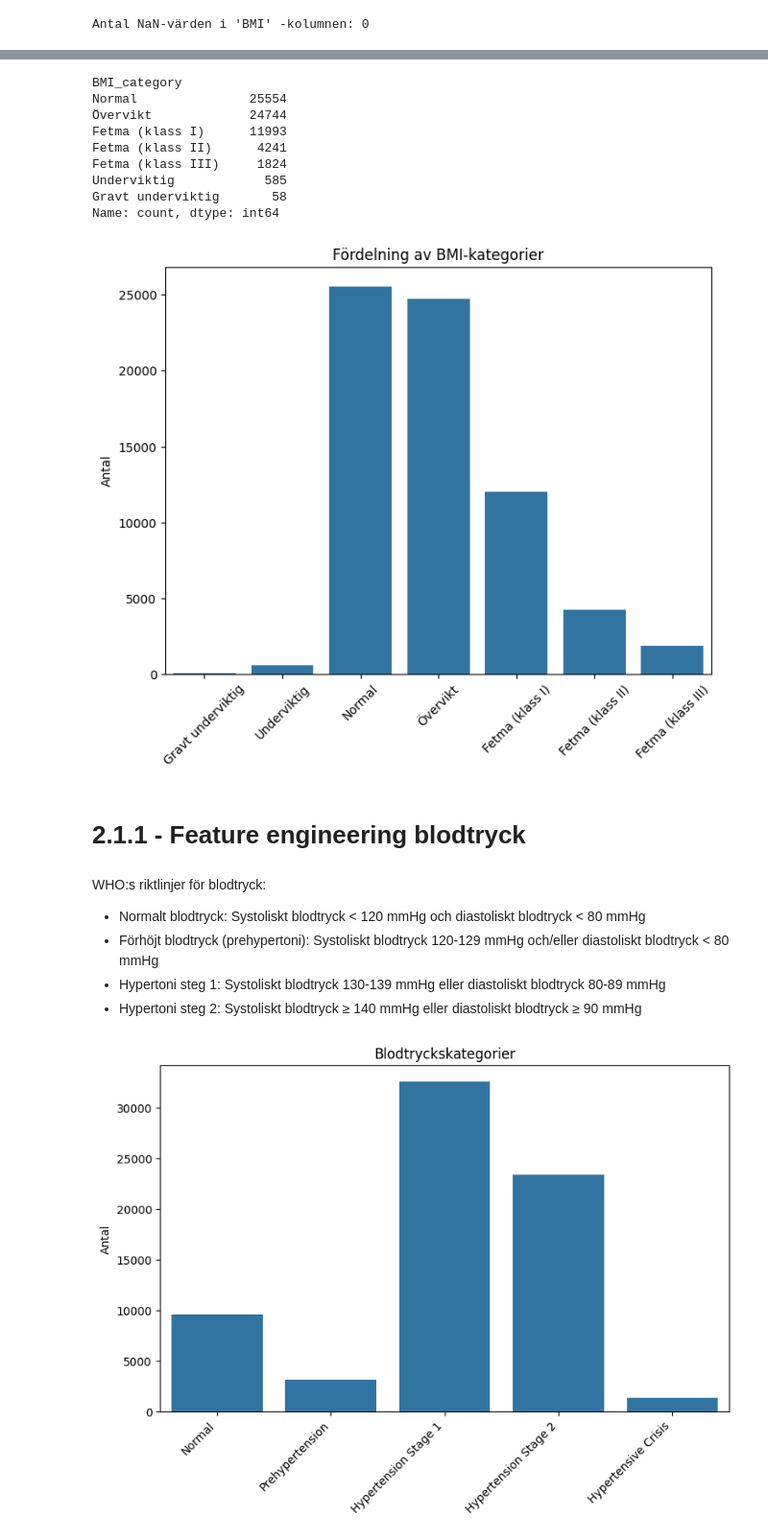
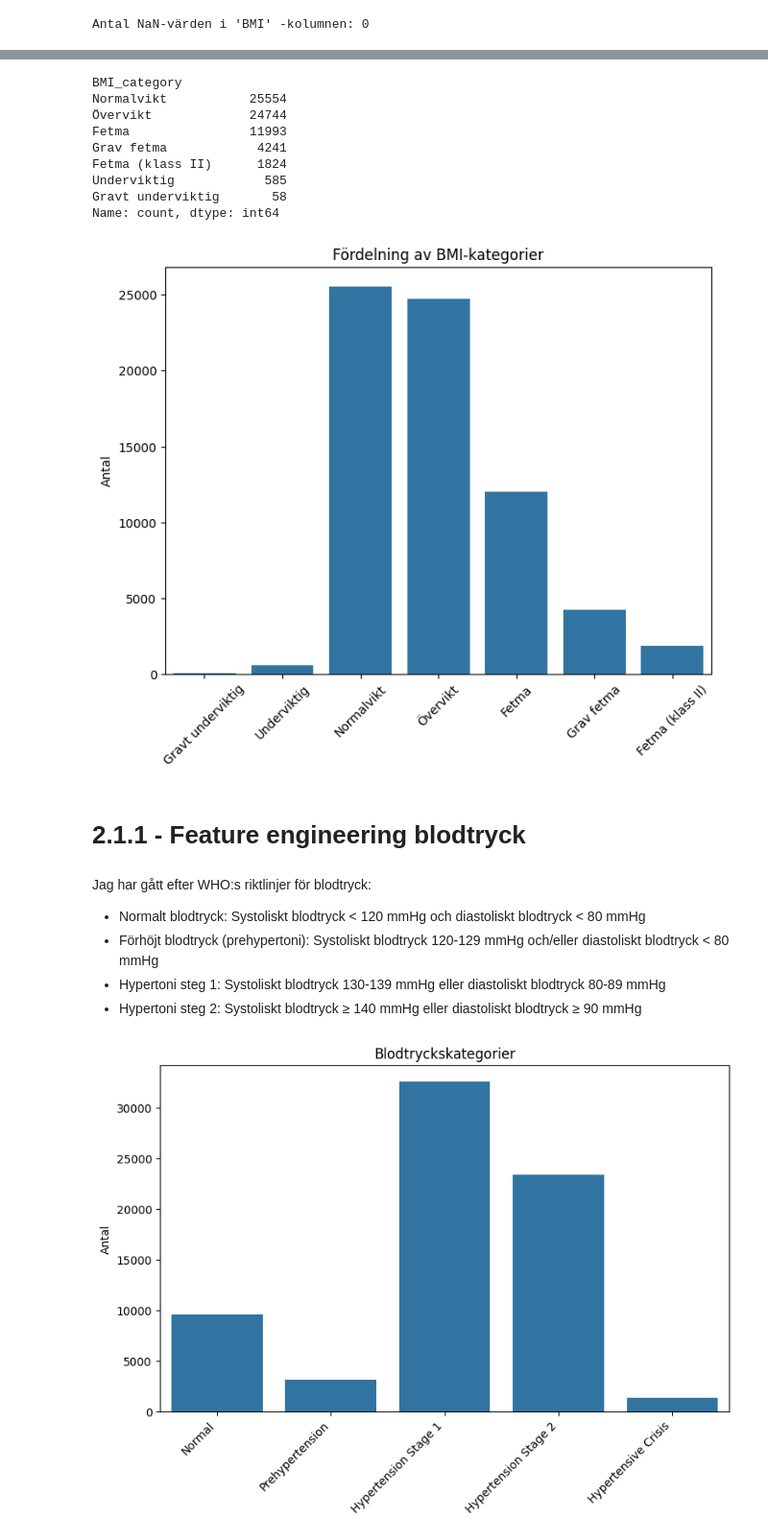
Before and after one commit to SandraAnder/AI-Sandra-Andersson-OPA23, a Jupyter notebook: labs/Lab1/Lab1.ipynb, the cells around one changed output, grey strips where cells are left out. Shown at 96% size. Drawn from its saved outputs; the diff is of its cells as text; code cells hidden in the pictures.

```diff
--- a/labs/Lab1/Lab1.ipynb
+++ b/labs/Lab1/Lab1.ipynb
@@ -940,37 +942,37 @@ Index(['age', 'gender', 'height', 'weight', 'ap_hi', 'ap_lo', 'cholesterol',
 # %%
 # Definierar BMI-kategorierna
 bins = [0, 16, 18.5, 25, 30, 35, 40, float('inf')]
-labels = ['Gravt underviktig', 'Underviktig', 'Normal', 'Övervikt', 'Fetma (klass I)', 'Fetma (klass II)', 'Fetma (klass III)']
+labels = ['Gravt underviktig', 'Underviktig', 'Normalvikt', 'Övervikt', 'Fetma', 'Grav fetma', 'Fetma (klass II)']
 df['BMI_category'] = pd.cut(df['BMI'], bins=bins, labels=labels, right=False)
 
 # Lägger till 'BMI_category' baserat på 'BMI'
 df['BMI_category'] = pd.cut(df['bmi'], bins=bins, labels=labels, right=False)
 
 # Antalet observationer i varje kategori
 print(df['BMI_category'].value_counts())
 
 plt.figure(figsize=(8, 6))
 sns.countplot(x='BMI_category', data=df, order=labels)
 plt.title('Fördelning av BMI-kategorier')
 plt.xticks(rotation=45)
 plt.xlabel('')
 plt.ylabel('Antal')
 plt.show()
 # %% [output]
 BMI_category
-Normal               25554
+Normalvikt           25554
 Övervikt             24744
-Fetma (klass I)      11993
-Fetma (klass II)      4241
-Fetma (klass III)     1824
+Fetma                11993
+Grav fetma            4241
+Fetma (klass II)      1824
 Underviktig            585
 Gravt underviktig       58
 Name: count, dtype: int64
-[figure, old version]
+[figure, new version]
 # %% [markdown]
 # 2.1.1 - Feature engineering blodtryck
 # %% [markdown]
-WHO:s riktlinjer för blodtryck:
+Jag har gått efter WHO:s riktlinjer för blodtryck:
 
 - Normalt blodtryck: Systoliskt blodtryck < 120 mmHg och diastoliskt blodtryck < 80 mmHg
 - Förhöjt blodtryck (prehypertoni): Systoliskt blodtryck 120-129 mmHg och/eller diastoliskt blodtryck < 80 mmHg
```
Also changed, not shown: parts of 8 cells of this notebook.
